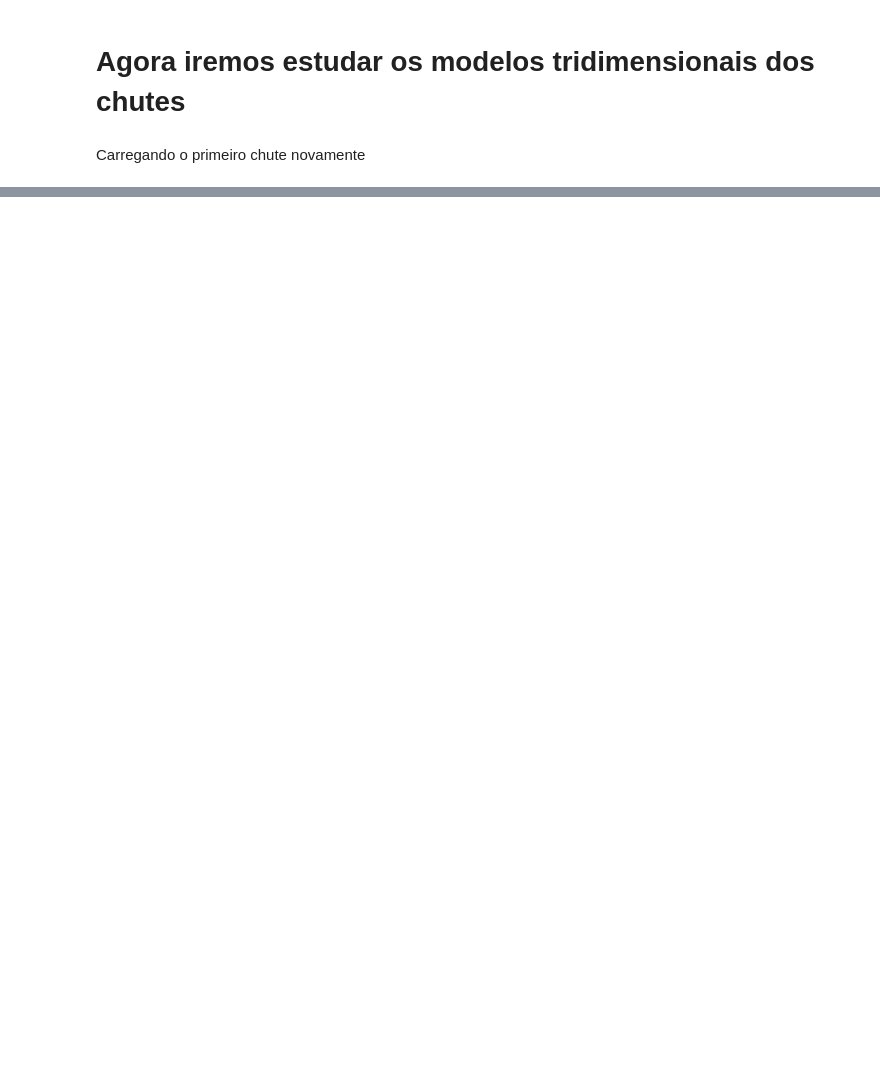
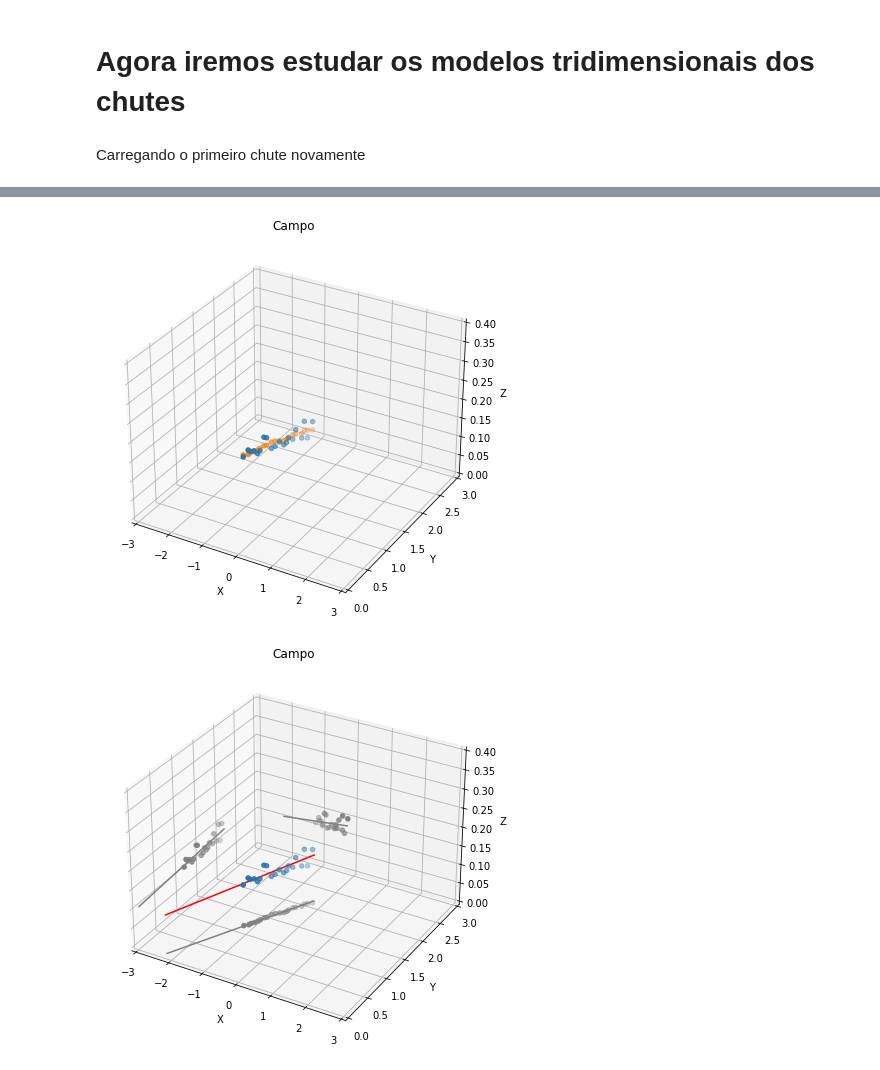
Before and after one commit to heigon77/MC886-MachineLearning-HG, a Jupyter notebook: Projeto 2/P2_EX1.ipynb, the cells around one changed output, grey strips where cells are left out. Saved outputs shown, nothing was run; the diff lists cells and outputs as text; code cells hidden in the pictures; blank space fills up the shorter version.

```diff
--- a/Projeto 2/P2_EX1.ipynb
+++ b/Projeto 2/P2_EX1.ipynb
@@ -660,3 +662,39 @@ def PolRegMult3(t0A,t1A,t2A,t3A,t4A,t5A,t6A,t7A,t8A,alpha,m,X,Y,Z,Jep):
+# %%
+def plotNewZ(X,Y,Z,newZ):
+    fig = plt.figure(figsize = (10, 7))
+    ax = plt.axes(projection ="3d")
+
+    ax.scatter3D(X, Y, Z)
+    ax.scatter3D(X,Y,newZ,'r')
+    ax.set_xlim(-3, 3)
+    ax.set_ylim(0, 3)
+    ax.set_zlim(0, 0.4)
+    ax.set_xlabel("X")
+    ax.set_ylabel("Y")
+    ax.set_zlabel("Z")
+    plt.title("Campo")
+    plt.show()
+# %%
+def plotPrePath(X,Y,Z,preX,preY,preZ):
+    fig = plt.figure(figsize = (10, 7))
+    ax = plt.axes(projection ="3d")
+
+    ax.scatter3D(X, Y, Z)
+    ax.plot3D(preX,preY,preZ,'r')
+    ax.scatter3D(X, Y, np.zeros(len(Z)),color='grey')
+    ax.plot3D(preX, preY, np.zeros(len(preZ)),'grey')
+    ax.scatter3D(X, np.ones(len(Y)) * 3, Z,color='grey')
+    ax.scatter3D(np.ones(len(X)) * (-3), Y, Z,color='grey')
+    ax.plot3D(preX, np.ones(len(preY)) * 3, preZ,'grey')
+    ax.plot3D(np.ones(len(preX)) * (-3), preY, preZ,'grey')
+    ax.set_xlim(-3, 3)
+    ax.set_ylim(0, 3)
+    ax.set_zlim(0, 0.4)
+    ax.set_xlabel("X")
+    ax.set_ylabel("Y")
+    ax.set_zlabel("Z")
+    plt.title("Campo")
+    plt.show()
 # %% [markdown]
 # Agora iremos estudar os modelos tridimensionais dos chutes
 # %% [markdown]
@@ -713,0 +769,7 @@ ValueError: too many values to unpack (expected 5)
+# %%
+listJ,newX_Lin,preX_Lin,preY_yin,preZ_Lin,mse = LinRegMult(0,0,0,0.4,20,X,Y,Z,10**(-10))
+plotNewZ(X,Y,Z,newX_Lin)
+plotPrePath(X,Y,Z,preX_Lin,preY_yin,preZ_Lin)
+# %% [output]
+[figure, added]
+[figure, added]
```
Also changed, not shown: parts of 4 cells of this notebook.
